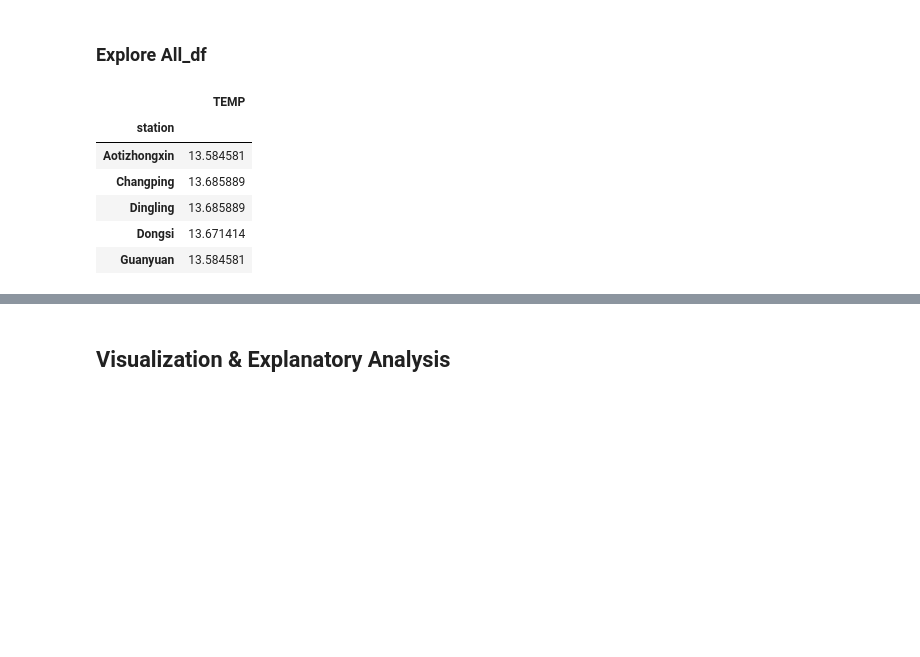
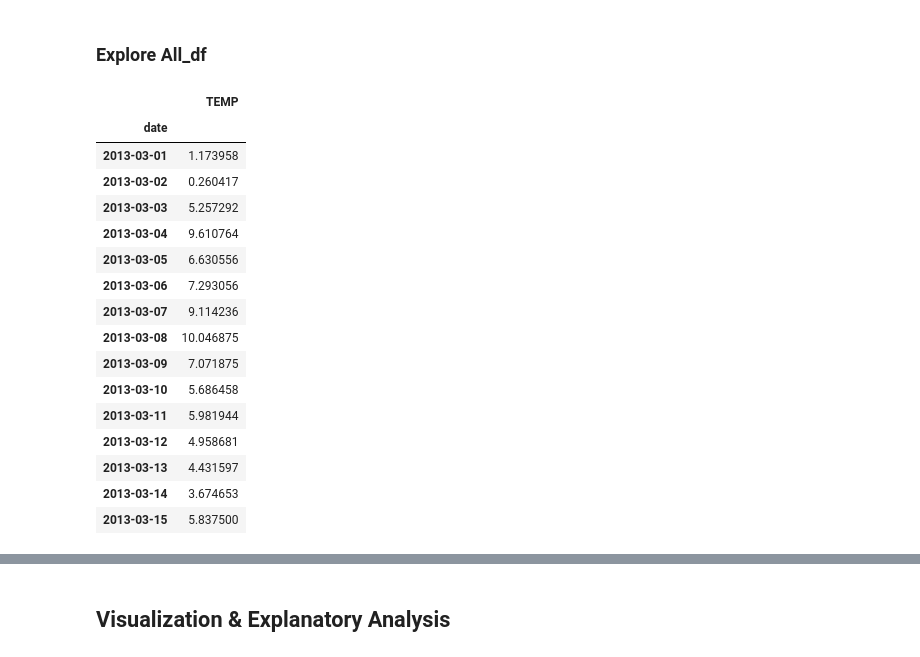
Before and after one commit to Alvi399/Analisa-Air-Quality-Dataset, a Jupyter notebook: notebook.ipynb, the cells around one changed output, grey strips where cells are left out. Cells and saved outputs as stored; diff of their text form; code cells hidden in the pictures; blank space fills up the shorter version.

```diff
--- a/notebook.ipynb
+++ b/notebook.ipynb
@@ -20,18 +20,18 @@ import seaborn as sns
 # %% [markdown]
 ### Gathering Data
 # %%
-data1_df = pd.read_csv('PRSA_Data_Changping_20130301-20170228.csv')
-data2_df = pd.read_csv('PRSA_Data_Aotizhongxin_20130301-20170228.csv')
-data3_df = pd.read_csv('PRSA_Data_Dingling_20130301-20170228.csv')
-data4_df = pd.read_csv('PRSA_Data_Dongsi_20130301-20170228.csv')
-data5_df = pd.read_csv('PRSA_Data_Guanyuan_20130301-20170228.csv')
-data6_df = pd.read_csv('PRSA_Data_Gucheng_20130301-20170228.csv')
-data7_df = pd.read_csv('PRSA_Data_Huairou_20130301-20170228.csv')
-data8_df = pd.read_csv('PRSA_Data_Nongzhanguan_20130301-20170228.csv')
-data9_df = pd.read_csv('PRSA_Data_Shunyi_20130301-20170228.csv')
-data10_df = pd.read_csv('PRSA_Data_Tiantan_20130301-20170228.csv')
-data11_df = pd.read_csv('PRSA_Data_Wanliu_20130301-20170228.csv')
-data12_df = pd.read_csv('PRSA_Data_Wanshouxigong_20130301-20170228.csv')
+data1_df = pd.read_csv('data/PRSA_Data_Changping_20130301-20170228.csv')
+data2_df = pd.read_csv('data/PRSA_Data_Aotizhongxin_20130301-20170228.csv')
+data3_df = pd.read_csv('data/PRSA_Data_Dingling_20130301-20170228.csv')
+data4_df = pd.read_csv('data/PRSA_Data_Dongsi_20130301-20170228.csv')
+data5_df = pd.read_csv('data/PRSA_Data_Guanyuan_20130301-20170228.csv')
+data6_df = pd.read_csv('data/PRSA_Data_Gucheng_20130301-20170228.csv')
+data7_df = pd.read_csv('data/PRSA_Data_Huairou_20130301-20170228.csv')
+data8_df = pd.read_csv('data/PRSA_Data_Nongzhanguan_20130301-20170228.csv')
+data9_df = pd.read_csv('data/PRSA_Data_Shunyi_20130301-20170228.csv')
+data10_df = pd.read_csv('data/PRSA_Data_Tiantan_20130301-20170228.csv')
+data11_df = pd.read_csv('data/PRSA_Data_Wanliu_20130301-20170228.csv')
+data12_df = pd.read_csv('data/PRSA_Data_Wanshouxigong_20130301-20170228.csv')
 # %%
 all_df = pd.concat(
     [data1_df,
@@ -58,3 +58,8 @@ all_df.head()
 | 4 | 4 | 5 | 2013 | 3 | 1 | 4 | 3.0 | 3.0 | 14.0 | 8.0 | 300.0 | ... |
 # %% [markdown]
 ### Assessing Data
+# %%
+all_df.drop
+all_df['date'] = pd.to_datetime(all_df[['year', 'month', 'day']])
+all_df = all_df = all_df.drop(['day', 'month', 'year'], axis=1)
+all_df.head(12)
@@ -152,5 +167,5 @@ station    0
 dtype: int64
 # %%
-# all_df.drop(columns="index",axis=1,inplace=True)
+all_df.drop(columns="index",axis=1,inplace=True)
 all_df.describe(include="all")
 # %% [output]
@@ -171,16 +186,26 @@ all_df.describe(include="all")
 # %% [markdown]
 ### Explore All_df
 # %%
-#Suhu rata - rata dari stiap wilayah
-temp_mean_df = all_df.groupby(by="station").agg({
+#Suhu rata - rata dalam lima tahun
+temp_mean_df = all_df.groupby(by=["date"]).agg({
     "TEMP": "mean"
 })
-temp_mean_df.head()
+temp_mean_df.head(15)
 # %% [output]
 |  | TEMP |
-| station |  |
-| Aotizhongxin | 13.584581 |
-| Changping | 13.685889 |
-| Dingling | 13.685889 |
-| Dongsi | 13.671414 |
-| Guanyuan | 13.584581 |
+| date |  |
+| 2013-03-01 | 1.173958 |
+| 2013-03-02 | 0.260417 |
+| 2013-03-03 | 5.257292 |
+| 2013-03-04 | 9.610764 |
+| 2013-03-05 | 6.630556 |
+| 2013-03-06 | 7.293056 |
+| 2013-03-07 | 9.114236 |
+| 2013-03-08 | 10.046875 |
+| 2013-03-09 | 7.071875 |
+| 2013-03-10 | 5.686458 |
+| 2013-03-11 | 5.981944 |
+| 2013-03-12 | 4.958681 |
+| 2013-03-13 | 4.431597 |
+| 2013-03-14 | 3.674653 |
+| 2013-03-15 | 5.837500 |
```
Also changed, not shown: parts of 23 cells of this notebook, 27 other files.
